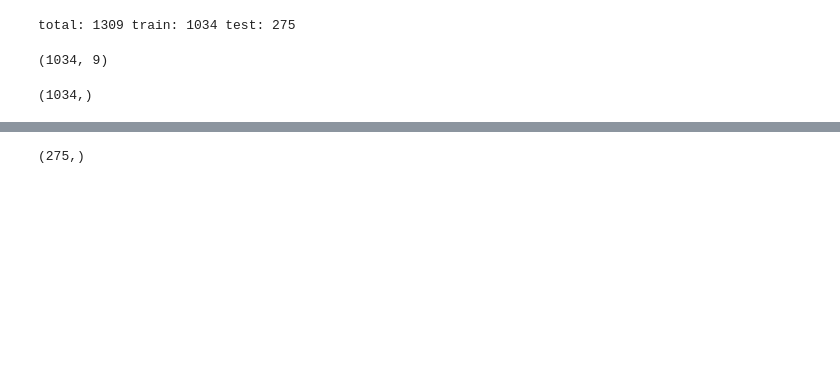
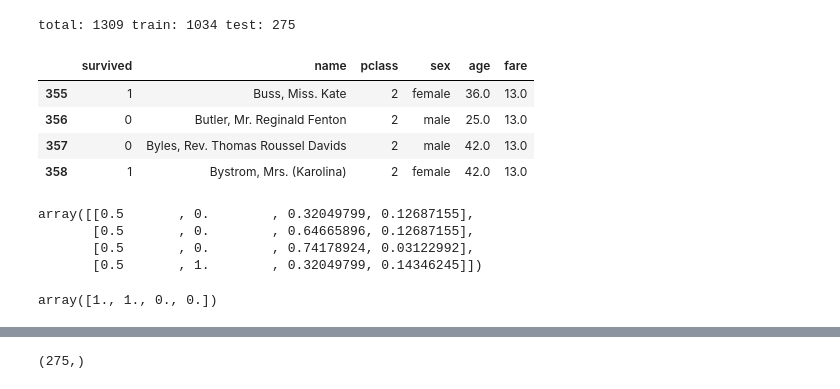
Before and after one commit to asd221022/keras, a Jupyter notebook: titanic3 ML /Keras_Taianic_CNN.ipynb, the cells around one changed output, grey strips where cells are left out. Drawn from its saved outputs; the diff is of its cells as text; code cells hidden in the pictures; blank space fills up the shorter version.

```diff
--- a/titanic3 ML /Keras_Taianic_CNN.ipynb
+++ b/titanic3 ML /Keras_Taianic_CNN.ipynb
@@ -7,8 +7,8 @@ numpy.random.seed(10)
 # %%
 all_df = pd.read_excel("data/titanic3.xls")
 # %%
-cols=['survived','name','pclass' ,'sex', 'age', 'sibsp',
-      'parch', 'fare', 'embarked']
+cols=['survived','name','pclass' ,'sex', 'age',
+       'fare',]
 all_df=all_df[cols]
 # %%
 msk = numpy.random.rand(len(all_df)) < 0.8
@@ -20,6 +20,14 @@ print('total:',len(all_df),
       'test:',len(test_df))
 # %% [output]
 total: 1309 train: 1034 test: 275
+# %%
+all_df[355:359]
+# %% [output]
+|  | survived | name | pclass | sex | age | fare |
+| 355 | 1 | Buss, Miss. Kate | 2 | female | 36.0 | 13.0 |
+| 356 | 0 | Butler, Mr. Reginald Fenton | 2 | male | 25.0 | 13.0 |
+| 357 | 0 | Byles, Rev. Thomas Roussel Davids | 2 | male | 42.0 | 13.0 |
+| 358 | 1 | Bystrom, Mrs. (Karolina) | 2 | female | 42.0 | 13.0 |
 # %%
 def PreprocessData(raw_df):
     df=raw_df.drop(['name'], axis=1)
@@ -41,14 +49,17 @@ def PreprocessData(raw_df):
 # %%
 train_Features,train_Label=PreprocessData(train_df)
 test_Features,test_Label=PreprocessData(test_df)
-# %%
-train_Features.shape
-# %% [output]
-(1034, 9)
+# %%
+train_Features[355:359]
+# %% [output]
+array([[0.5       , 0.        , 0.32049799, 0.12687155],
+       [0.5       , 0.        , 0.64665896, 0.12687155],
+       [0.5       , 0.        , 0.74178924, 0.03122992],
+       [0.5       , 1.        , 0.32049799, 0.14346245]])
 # %%
-train_Label.shape
+train_Label[:4]
 # %% [output]
-(1034,)
+array([1., 1., 0., 0.])
 # %%
 test_Features.shape
 # %% [output]
```
Also changed, not shown: parts of 15 cells of this notebook, 9 other files.
